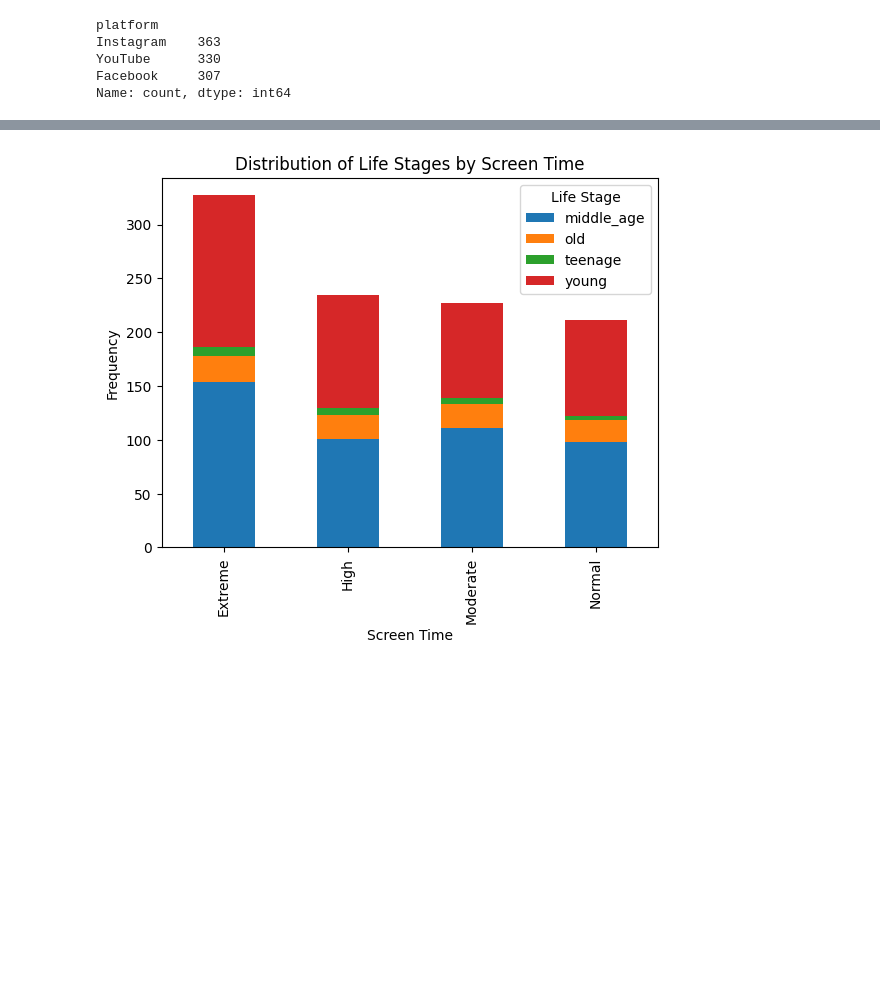
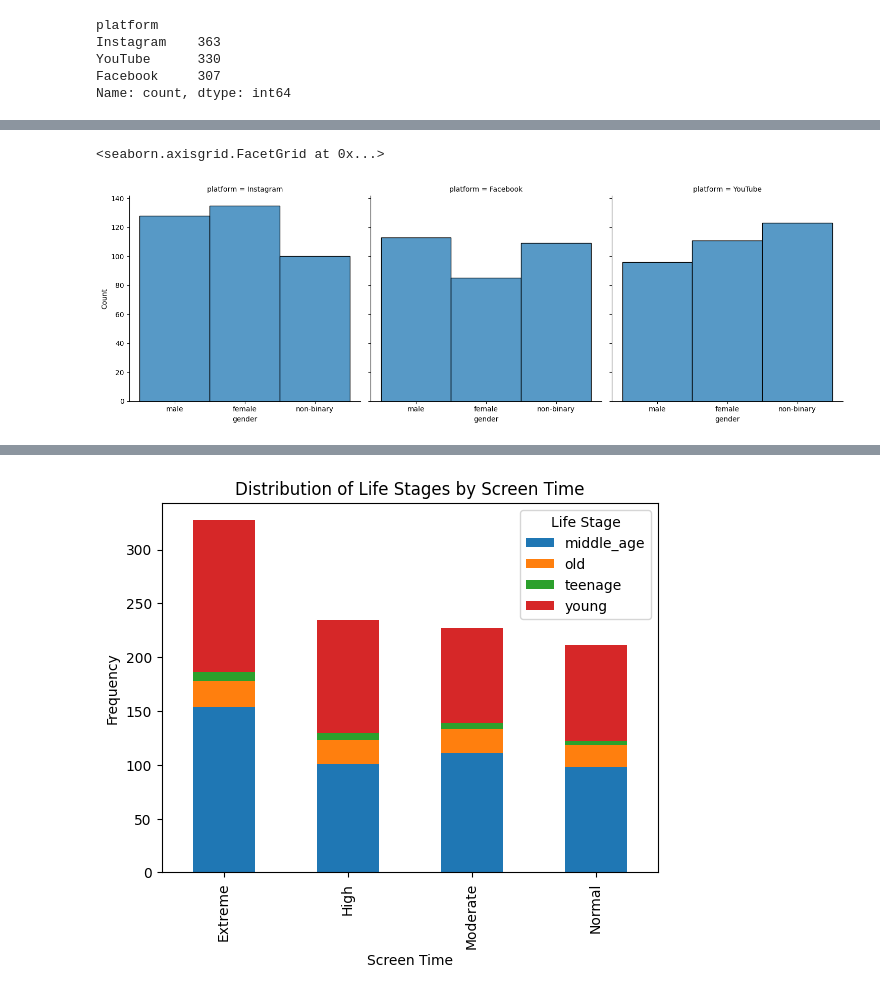
Before and after one commit to Nzrix/Data-Science, a Jupyter notebook: Project/app.ipynb, the cells around one changed output, grey strips where cells are left out. Saved outputs shown, nothing was run; the diff lists cells and outputs as text; code cells hidden in the pictures; blank space fills up the shorter version.

```diff
--- a/Project/app.ipynb
+++ b/Project/app.ipynb
@@ -41,3 +41,8 @@ Name: count, dtype: int64
+# %%
+sns.displot(df, x="gender", col="platform")
+# %% [output]
+<seaborn.axisgrid.FacetGrid at 0x...>
+[figure, added]
 # %%
 def life_stage(age):
     if age >0 and age <12:
```
Also changed, not shown: parts of 13 cells of this notebook.
